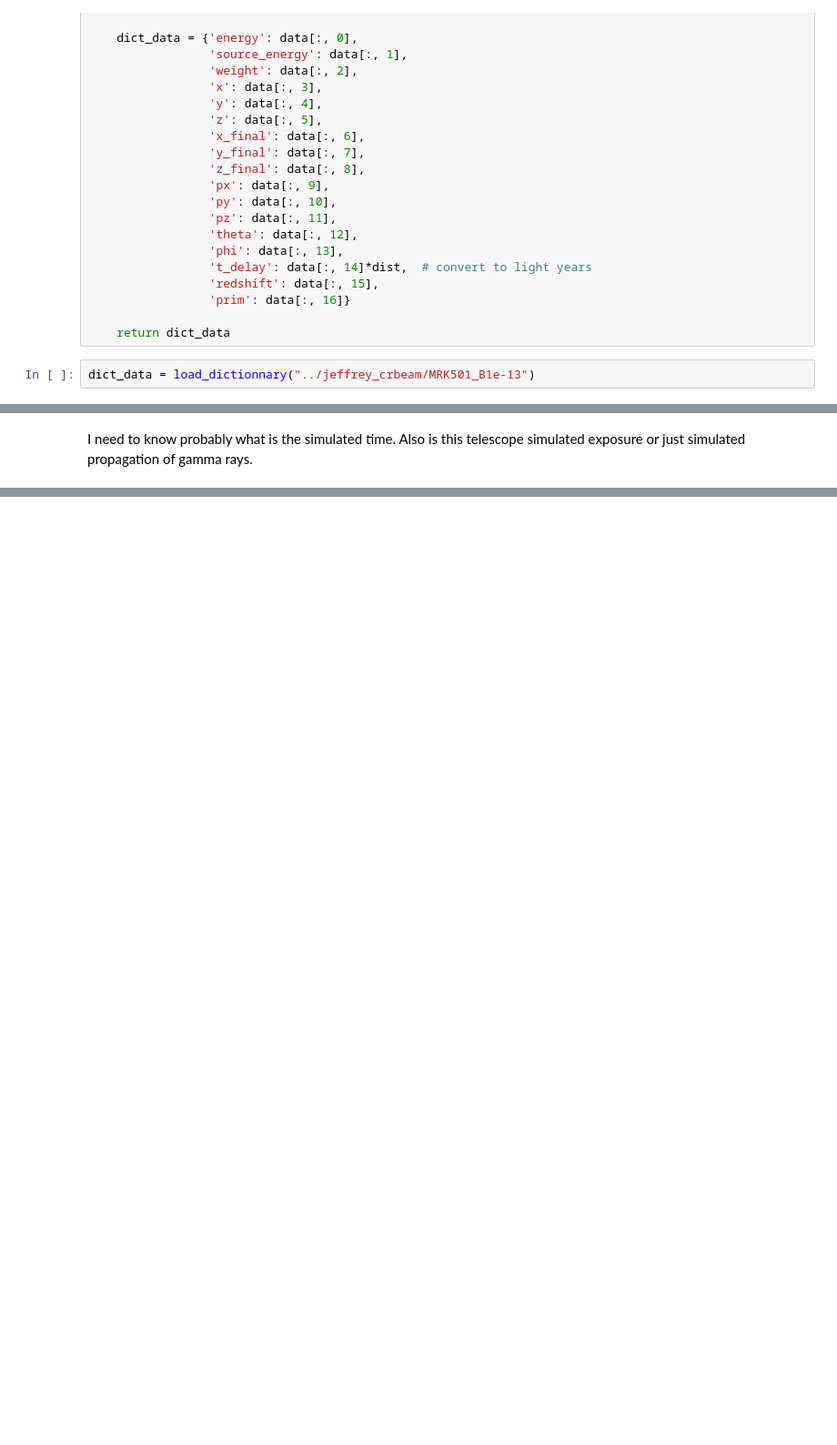
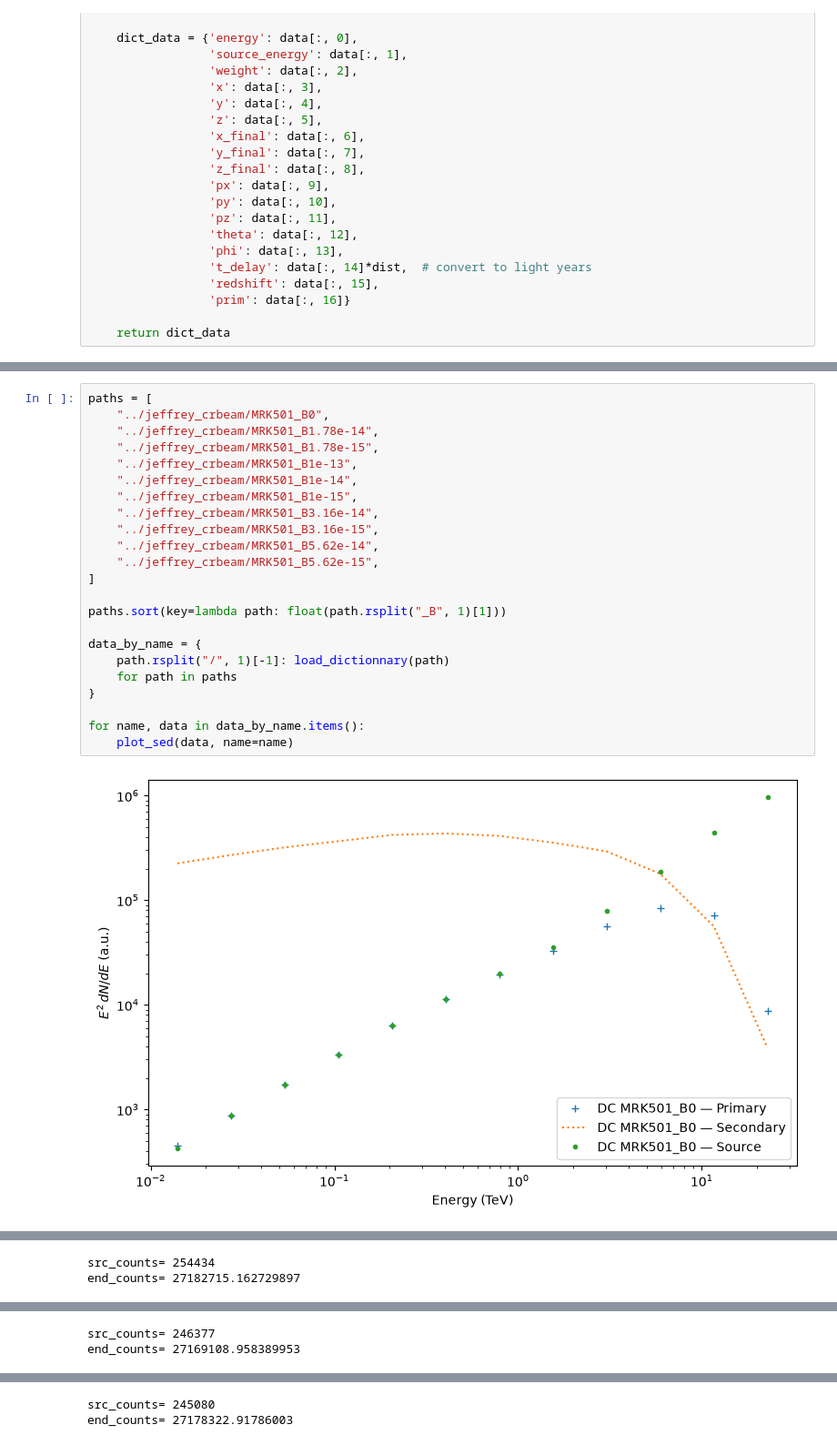
Before and after one commit to Nico812/CTAO-EXT_EM_analyses, a Jupyter notebook: read_CRBEAM.ipynb, the cells around one changed output, grey strips where cells are left out. Shown at 91% size. Saved outputs shown, nothing was run; the diff lists cells and outputs as text; blank space fills up the shorter version.

```diff
--- a/read_CRBEAM.ipynb
+++ b/read_CRBEAM.ipynb
@@ -26,6 +26,4 @@ def load_dictionnary(post_processed_folder):
 				 'prim': data[:, 16]}
 
 	return dict_data
-# %%
-dict_data = load_dictionnary("../jeffrey_crbeam/MRK501_B1e-13")
 # %%
@@ -50,3 +92,25 @@ plt.show()
-# %% [markdown]
-I need to know probably what is the simulated time.
-Also is this telescope simulated exposure or just simulated propagation of gamma rays.
+# %%
+paths = [
+    "../jeffrey_crbeam/MRK501_B0",
+    "../jeffrey_crbeam/MRK501_B1.78e-14",
+    "../jeffrey_crbeam/MRK501_B1.78e-15",
+    "../jeffrey_crbeam/MRK501_B1e-13",
+    "../jeffrey_crbeam/MRK501_B1e-14",
+    "../jeffrey_crbeam/MRK501_B1e-15",
+    "../jeffrey_crbeam/MRK501_B3.16e-14",
+    "../jeffrey_crbeam/MRK501_B3.16e-15",
+    "../jeffrey_crbeam/MRK501_B5.62e-14",
+    "../jeffrey_crbeam/MRK501_B5.62e-15",
+]
+
+paths.sort(key=lambda path: float(path.rsplit("_B", 1)[1]))
+
+data_by_name = {
+    path.rsplit("/", 1)[-1]: load_dictionnary(path)
+    for path in paths
+}
+
+for name, data in data_by_name.items():
+    plot_sed(data, name=name)
+# %% [output]
+[figure, added]
@@ -52,0 +118,2 @@ Also is this telescope simulated exposure or just simulated propagation of gamma
+src_counts= 254434
+end_counts= 27182715.162729897
@@ -52,0 +122,2 @@ Also is this telescope simulated exposure or just simulated propagation of gamma
+src_counts= 246377
+end_counts= 27169108.958389953
@@ -52,0 +126,2 @@ Also is this telescope simulated exposure or just simulated propagation of gamma
+src_counts= 245080
+end_counts= 27178322.91786003
```
Also changed, not shown: parts of 2 cells of this notebook, 3 other files.
